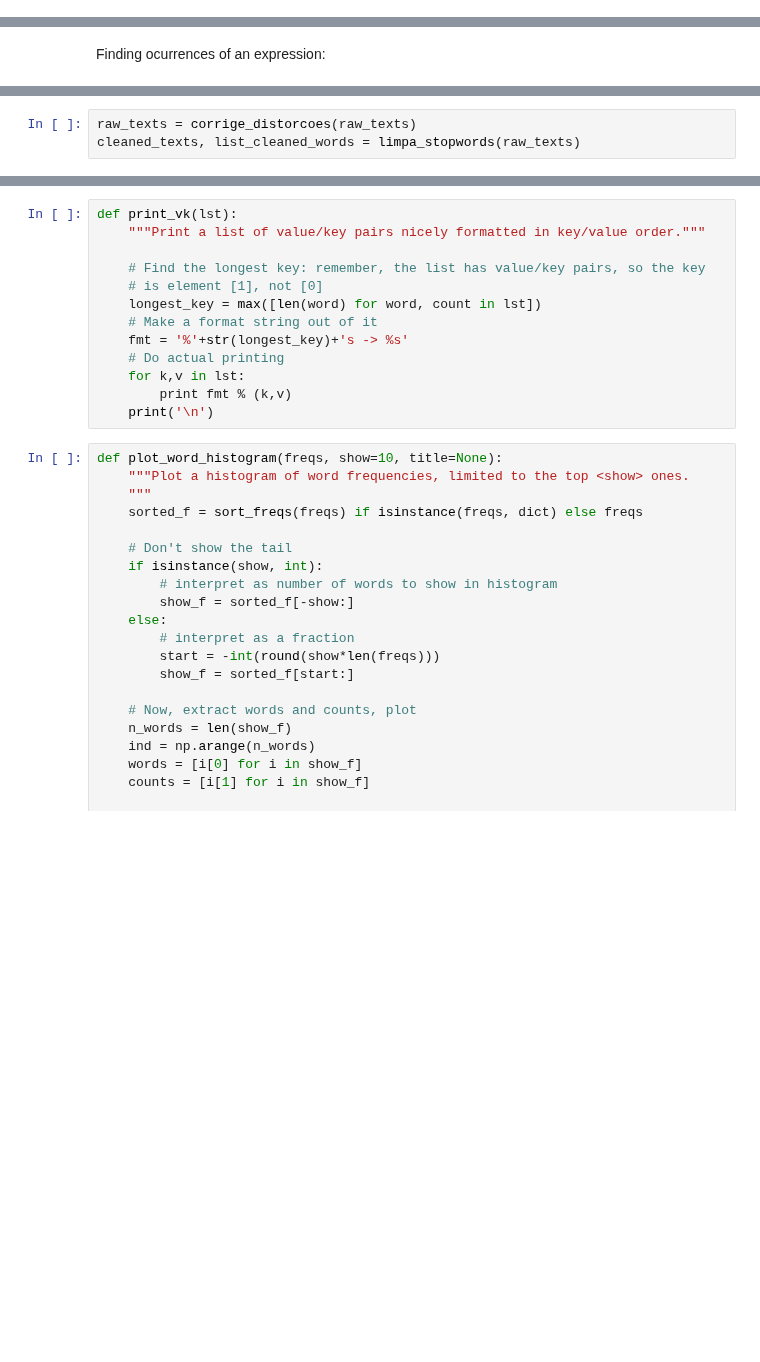
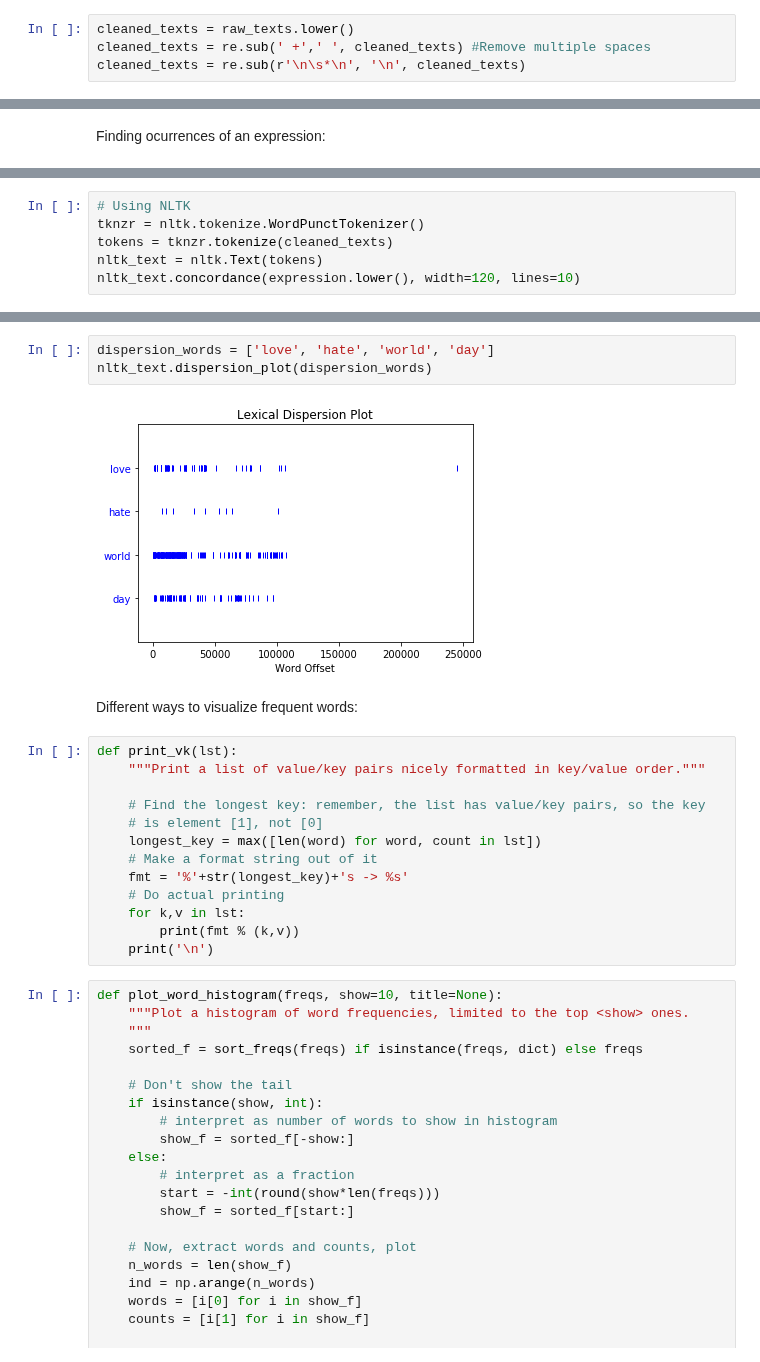
Before and after one commit to rsouza/FGV_Intro_DS, a Jupyter notebook: notebooks/8-EDA_Textual_Analysis.ipynb, the cells around one changed output, grey strips where cells are left out. Saved outputs shown, nothing was run; the diff lists cells and outputs as text; blank space fills up the shorter version.

```diff
--- a/notebooks/8-EDA_Textual_Analysis.ipynb
+++ b/notebooks/8-EDA_Textual_Analysis.ipynb
@@ -202,0 +206,4 @@ cleaned_texts = raw_texts.lower()
+# %%
+cleaned_texts = raw_texts.lower()
+cleaned_texts = re.sub(' +',' ', cleaned_texts) #Remove multiple spaces
+cleaned_texts = re.sub(r'\n\s*\n', '\n', cleaned_texts)
@@ -271,3 +288,0 @@ def limpa_stopwords(texto):
-# %%
-raw_texts = corrige_distorcoes(raw_texts)
-cleaned_texts, list_cleaned_words = limpa_stopwords(raw_texts)
@@ -287,0 +289,6 @@ Vamos visualizar as palavras mais frequentes de várias formas:
+# %%
+# Using NLTK
+tknzr = nltk.tokenize.WordPunctTokenizer()
+tokens = tknzr.tokenize(cleaned_texts)
+nltk_text = nltk.Text(tokens)
+nltk_text.concordance(expression.lower(), width=120, lines=10)
@@ -288,3 +449,10 @@ Vamos visualizar as palavras mais frequentes de várias formas:
+# %%
+dispersion_words = ['love', 'hate', 'world', 'day']
+nltk_text.dispersion_plot(dispersion_words)
+# %% [output]
+[figure, added]
+# %% [markdown]
+Different ways to visualize frequent words:
 # %%
 def print_vk(lst):
     """Print a list of value/key pairs nicely formatted in key/value order."""
@@ -296,7 +464,7 @@ def print_vk(lst):
     fmt = '%'+str(longest_key)+'s -> %s'
     # Do actual printing
     for k,v in lst:
-        print fmt % (k,v)
+        print(fmt % (k,v))
     print('\n')
 # %%
 def plot_word_histogram(freqs, show=10, title=None):
```
Also changed, not shown: parts of 94 cells of this notebook.
